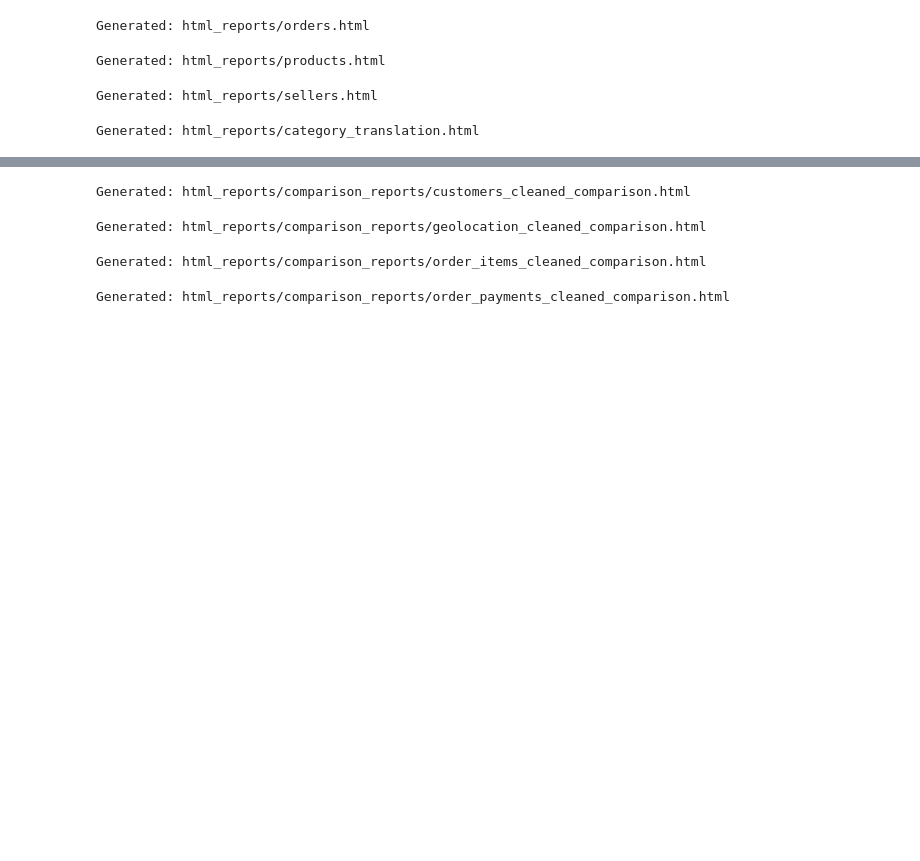
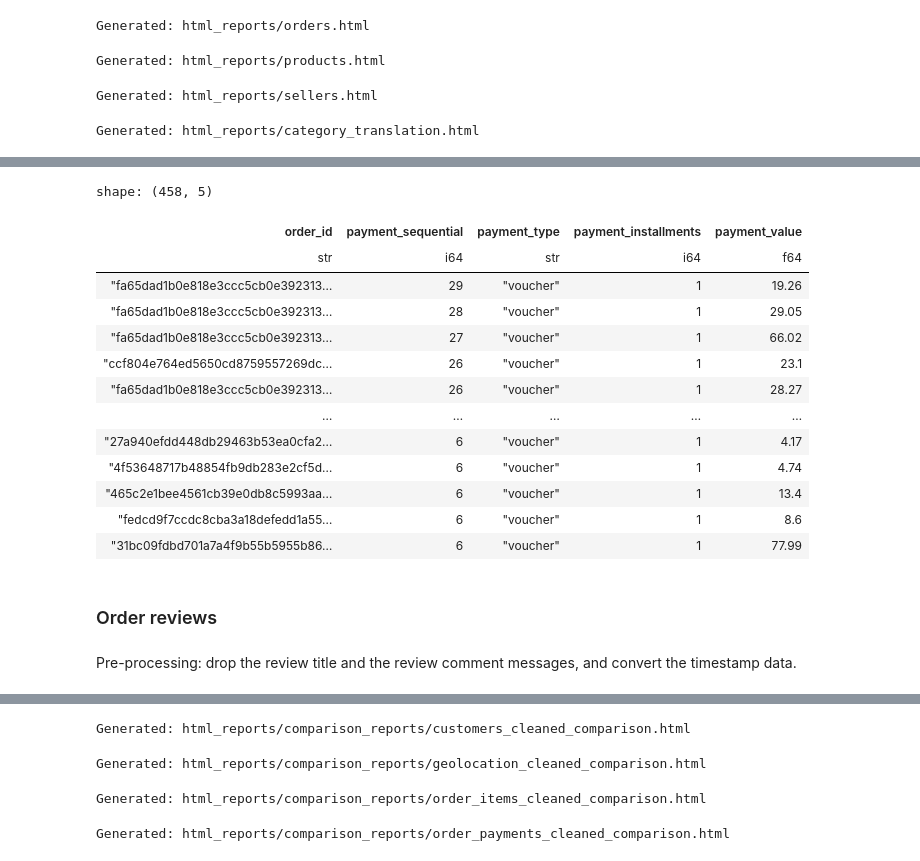
Before and after one commit to SleGort/olist_project, a Jupyter notebook: notebooks/eda.ipynb, the cells around one changed output, grey strips where cells are left out. Cells and saved outputs as stored; diff of their text form; code cells hidden in the pictures; blank space fills up the shorter version.

```diff
--- a/notebooks/eda.ipynb
+++ b/notebooks/eda.ipynb
@@ -121,0 +299,21 @@ Generated: html_reports/category_translation.html
+# %%
+order_payments.filter(pl.col("payment_sequential") > 5).sort('payment_sequential', descending=True)
+# %% [output]
+shape: (458, 5)
+| order_id | payment_sequential | payment_type | payment_installments | payment_value |
+| str | i64 | str | i64 | f64 |
+| "fa65dad1b0e818e3ccc5cb0e392313… | 29 | "voucher" | 1 | 19.26 |
+| "fa65dad1b0e818e3ccc5cb0e392313… | 28 | "voucher" | 1 | 29.05 |
+| "fa65dad1b0e818e3ccc5cb0e392313… | 27 | "voucher" | 1 | 66.02 |
+| "ccf804e764ed5650cd8759557269dc… | 26 | "voucher" | 1 | 23.1 |
+| "fa65dad1b0e818e3ccc5cb0e392313… | 26 | "voucher" | 1 | 28.27 |
+| … | … | … | … | … |
+| "27a940efdd448db29463b53ea0cfa2… | 6 | "voucher" | 1 | 4.17 |
+| "4f53648717b48854fb9db283e2cf5d… | 6 | "voucher" | 1 | 4.74 |
+| "465c2e1bee4561cb39e0db8c5993aa… | 6 | "voucher" | 1 | 13.4 |
+| "fedcd9f7ccdc8cba3a18defedd1a55… | 6 | "voucher" | 1 | 8.6 |
+| "31bc09fdbd701a7a4f9b55b5955b86… | 6 | "voucher" | 1 | 77.99 |
+# %% [markdown]
+### Order reviews
+# %% [markdown]
+Pre-processing: drop the review title and the review comment messages, and convert the timestamp data.
```
Also changed, not shown: parts of 67 cells of this notebook.
